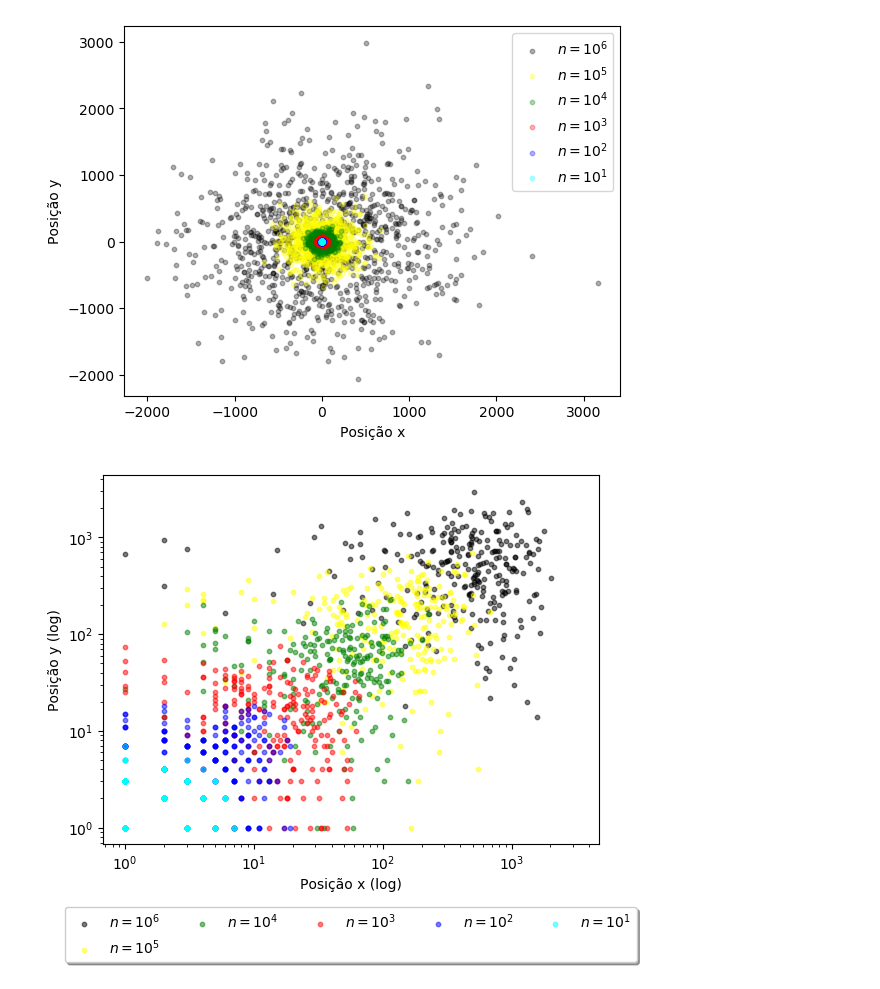
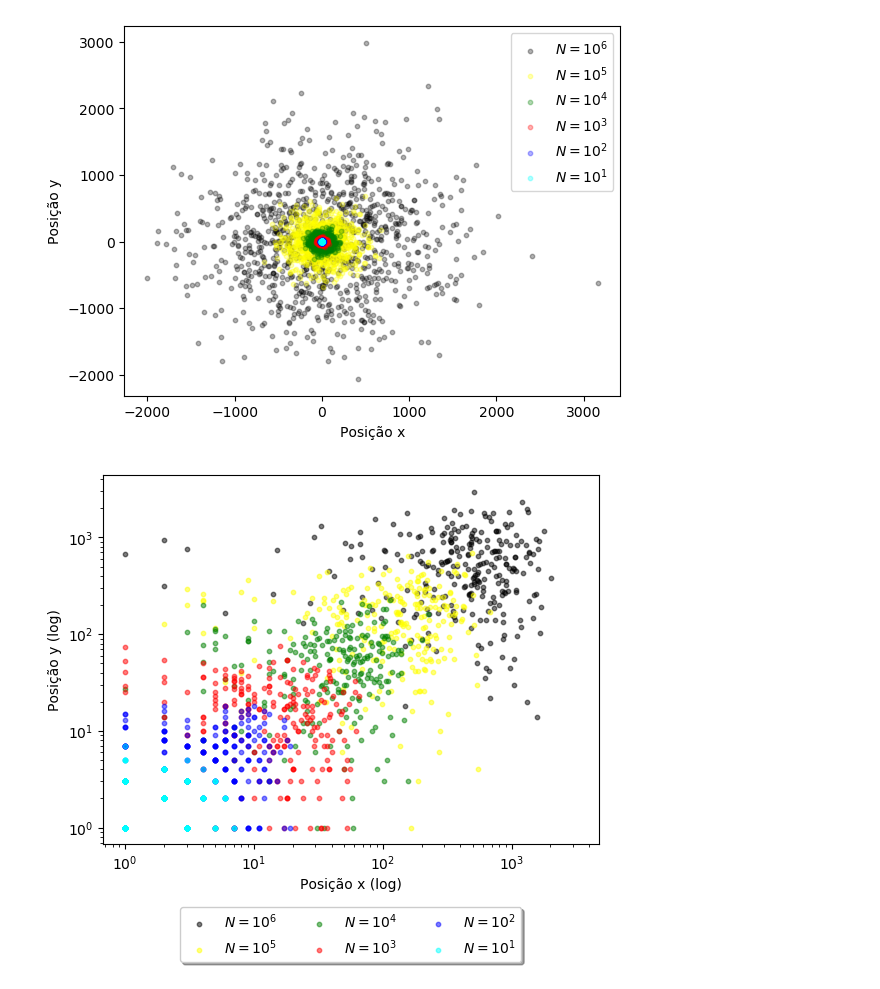
Before and after one commit to brenopelegrin/intro-fiscomp, a Jupyter notebook: projeto-2/tarefa-C/plot.ipynb, the cells around one changed output. Drawn from its saved outputs; the diff is of its cells as text; code cells hidden in the pictures.

Commit message:
changes on tarefa-C plots

```diff
--- a/projeto-2/tarefa-C/plot.ipynb
+++ b/projeto-2/tarefa-C/plot.ipynb
@@ -38,18 +38,18 @@ f1.savefig('./tarefa-c-graf-1-13687303.pdf', format='pdf', dpi=300, bbox_inches=
 # %%
 f1, ax1 = plt.subplots()
 
-ax1.scatter(data6[:, 0], data6[:, 1], label='$n=10^6$', alpha=0.5, s=10, color='black')
-ax1.scatter(data5[:, 0], data5[:, 1], label='$n=10^5$', alpha=0.5, s=10, color='yellow')
-ax1.scatter(data4[:, 0], data4[:, 1], label='$n=10^4$', alpha=0.5, s=10, color='green')
-ax1.scatter(data3[:, 0], data3[:, 1], label='$n=10^3$', alpha=0.5, s=10, color='red')
-ax1.scatter(data2[:, 0], data2[:, 1], label='$n=10^2$', alpha=0.5, s=10, color='blue')
-ax1.scatter(data1[:, 0], data1[:, 1], label='$n=10^1$', alpha=0.5, s=10, color='cyan')
+ax1.scatter(data6[:, 0], data6[:, 1], label='$N=10^6$', alpha=0.5, s=10, color='black')
+ax1.scatter(data5[:, 0], data5[:, 1], label='$N=10^5$', alpha=0.5, s=10, color='yellow')
+ax1.scatter(data4[:, 0], data4[:, 1], label='$N=10^4$', alpha=0.5, s=10, color='green')
+ax1.scatter(data3[:, 0], data3[:, 1], label='$N=10^3$', alpha=0.5, s=10, color='red')
+ax1.scatter(data2[:, 0], data2[:, 1], label='$N=10^2$', alpha=0.5, s=10, color='blue')
+ax1.scatter(data1[:, 0], data1[:, 1], label='$N=10^1$', alpha=0.5, s=10, color='cyan')
 ax1.set_yscale('log')
 ax1.set_xscale('log')
 ax1.set_ylabel('Posição y (log)')
 ax1.set_xlabel('Posição x (log)')
 ax1.legend(loc='upper center', bbox_to_anchor=(0.5, -0.15),
-          fancybox=True, shadow=True, ncol=5)
+          fancybox=True, shadow=True, ncol=3)
 f1.savefig('./tarefa-c-graf-2-13687303.pdf', format='pdf', dpi=300, bbox_inches='tight')
 # %% [output]
-[figure, old version]
+[figure, new version]
```
Also changed, not shown: parts of 1 cell of this notebook, 2 other files.
